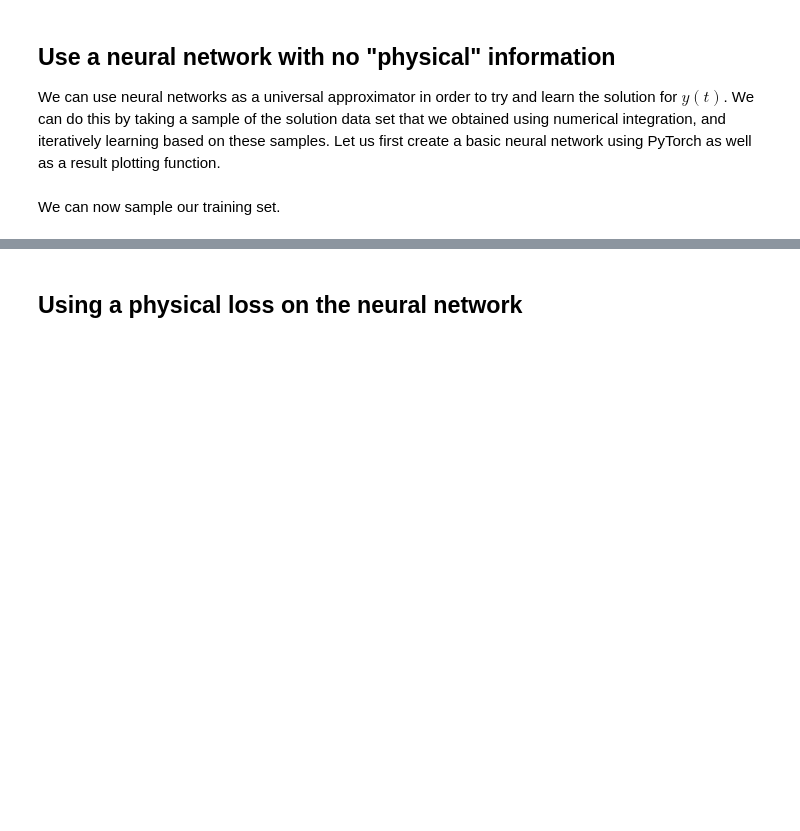
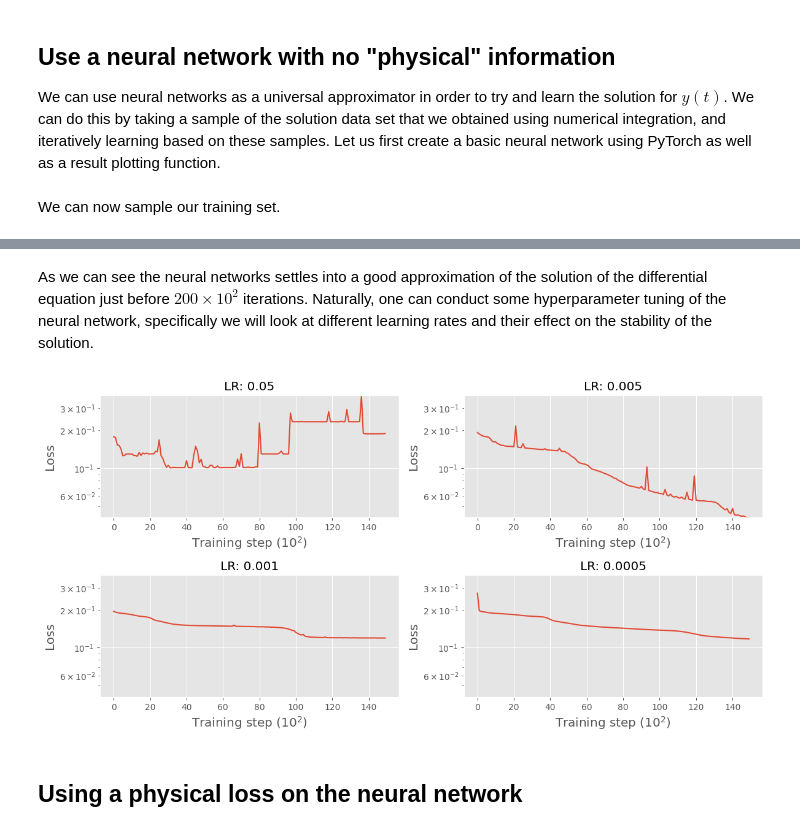
Before and after one commit to jackbmontgomery/jackbmontgomery.com, a Jupyter notebook: notebooks/solving-odes-with-neural-networks.ipynb, the cells around one changed output, grey strips where cells are left out. Cells and saved outputs as stored; diff of their text form; code cells hidden in the pictures; blank space fills up the shorter version.

```diff
--- a/notebooks/solving-odes-with-neural-networks.ipynb
+++ b/notebooks/solving-odes-with-neural-networks.ipynb
@@ -169,3 +172,50 @@ plt.show()
+# %% [markdown]
+As we can see the neural networks settles into a good approximation of the solution of the differential equation just before $200 \times 10^2$ iterations. Naturally, one can conduct some hyperparameter tuning of the neural network, specifically we will look at different learning rates and their effect on the stability of the solution.
+# %%
+torch.manual_seed(123)
+
+learning_rates = [5e-2, 5e-3, 1e-3, 5e-4]
+rows, cols = 2, len(learning_rates) // 2  # Define the grid layout
+fig, axs = plt.subplots(rows, cols, figsize=(12, 6))
+
+all_loss_histories = []
+
+for lr in learning_rates:
+    model = NN()
+    optimiser = optim.Adam(model.parameters(), lr=lr)
+
+    loss_history = []
+
+    for j in range(15000):
+        yh = model(t_train.unsqueeze(1)).squeeze()
+        loss = torch.mean((yh - y_train) ** 2)
+
+        optimiser.zero_grad()
+        loss.backward()
+        optimiser.step()
+
+        if (j + 1) % 100 == 0:
+            loss_history.append(loss.detach())
+
+    all_loss_histories.append(loss_history)
+
+# Find global min and max for standardizing y-axis
+min_loss = min(min(loss) for loss in all_loss_histories)
+max_loss = max(max(loss) for loss in all_loss_histories)
+
+for idx, (lr, loss_history) in enumerate(zip(learning_rates, all_loss_histories)):
+    row, col = divmod(idx, cols)  # Calculate row and column indices
+    axs[row, col].plot(loss_history)
+    axs[row, col].set_xlabel("Training step ($10^2$)", fontsize="x-large")
+    axs[row, col].set_ylabel("Loss", fontsize="x-large")
+    axs[row, col].set_yscale("log")
+    axs[row, col].set_ylim(min_loss, max_loss)  # Standardize y-axis
+    axs[row, col].set_title(f"LR: {lr}")
+
+plt.tight_layout()
+plt.show()
+# %% [output]
+[figure, added]
 # %% [markdown]
 ## Using a physical loss on the neural network
 # %%
```
Also changed, not shown: parts of 4 cells of this notebook, 48 other files.
